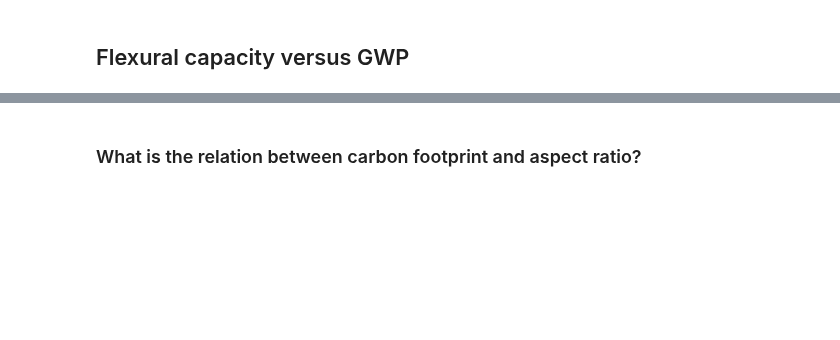
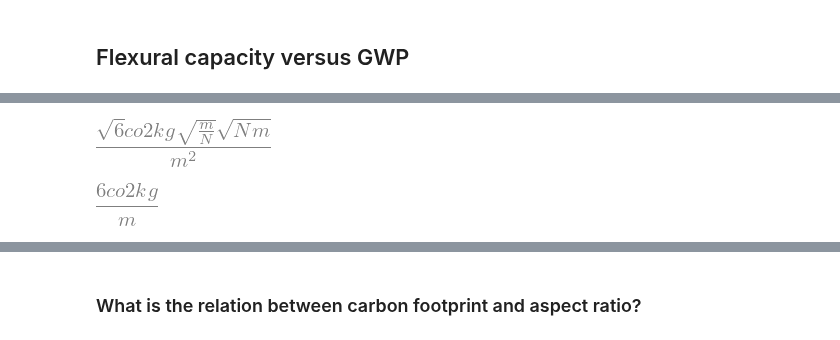
Before and after one commit to rosoba/bmcs_cross_section, a Jupyter notebook: notebooks/mkappa/material_utilization/carbon_footprint.ipynb, the cells around one changed output, grey strips where cells are left out. Cells and saved outputs as stored; diff of their text form; code cells hidden in the pictures; blank space fills up the shorter version.

```diff
--- a/notebooks/mkappa/material_utilization/carbon_footprint.ipynb
+++ b/notebooks/mkappa/material_utilization/carbon_footprint.ipynb
@@ -265,0 +305,10 @@ e_crc_b_
+# %%
+unit = e_crc_b_.subs({M_E: N*m, b:m, sig_b:N/m**2, rho_b:1, rho_c:kg/m**3, rho_r:kg/m**3, e_c:co2kg/kg, e_r:co2kg/kg, a:1})
+sp.simplify(unit)
+# %% [output]
+[figure, added]
+# %%
+unit = e_crc_d_.subs({M_E: N*m, d:m, sig_b:N/m**2, rho_b:1, rho_c:kg/m**3, rho_r:kg/m**3, e_c:co2kg/kg, e_r:co2kg/kg, a:1})
+sp.simplify(unit)
+# %% [output]
+[figure, added]
```
Also changed, not shown: parts of 29 cells of this notebook.
